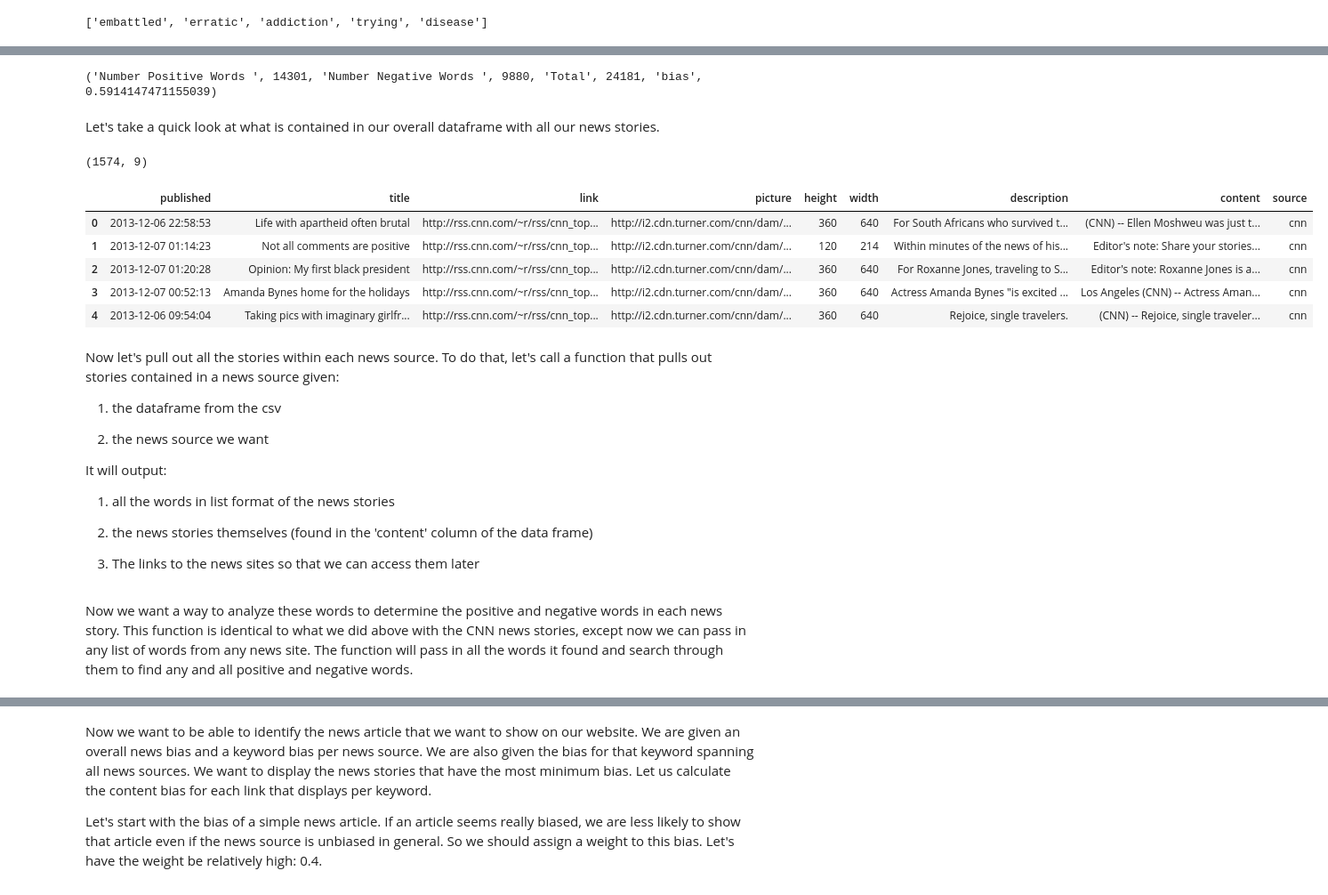
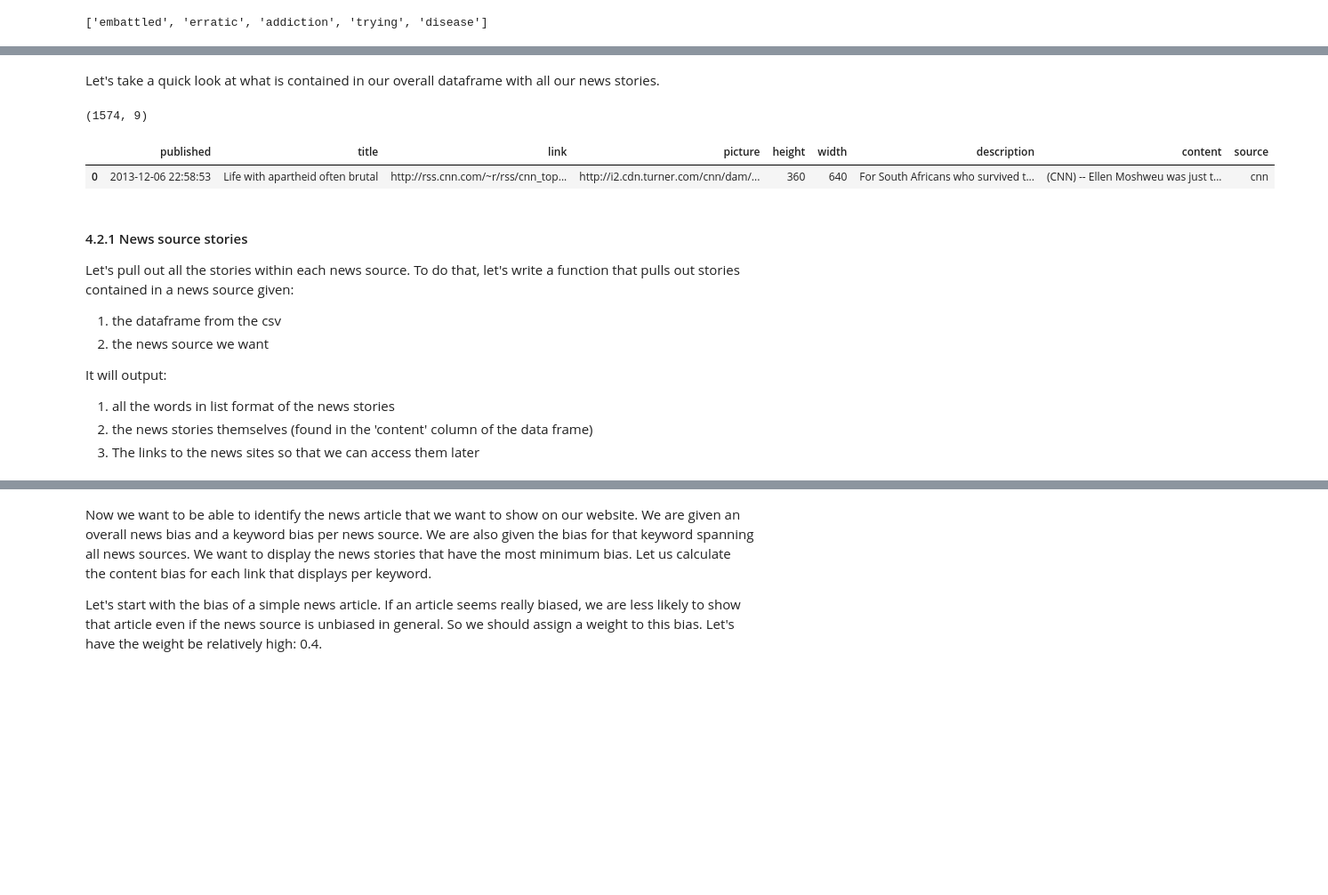
Before and after one commit to trender-io/report, a Jupyter notebook: trender-io.ipynb, the cells around one changed output, grey strips where cells are left out. Shown at 89% size. Drawn from its saved outputs; the diff is of its cells as text; code cells hidden in the pictures; blank space fills up the shorter version.

```diff
--- a/trender-io.ipynb
+++ b/trender-io.ipynb
@@ -1879,45 +1792,26 @@ First, we want to write a simple function that counts the number of positive and
-# %%
-def number_of_pos_neg(df):
-    numPos=0
-    numNeg=0
-    for l in df['pos']:
-        numPos=numPos+len(l)
-    for m in df['neg']:
-        numNeg=numNeg+len(m)
-    pos_bias_percentage = 0 if numPos+numNeg==0 else float(numPos)/float(numPos+numNeg)
-    return 'Number Positive Words ' ,numPos, 'Number Negative Words ' ,numNeg, 'Total', numPos+numNeg,'bias',pos_bias_percentage
-
-print number_of_pos_neg(posneg)
-# %% [output]
-('Number Positive Words ', 14301, 'Number Negative Words ', 9880, 'Total', 24181, 'bias', 0.5914147471155039)
 # %% [markdown]
 Let's take a quick look at what is contained in our overall dataframe with all our news stories.
 # %%
 dfall=pd.read_csv('stories.csv')
 print dfall.shape
-dfall.head()
+dfall.head(1)
 # %% [output]
 (1574, 9)
 |  | published | title | link | picture | height | width | description | content | source |
 | 0 | 2013-12-06 22:58:53 | Life with apartheid often brutal | http://rss.cnn.com/~r/rss/cnn_top... | http://i2.cdn.turner.com/cnn/dam/... | 360 | 640 | For South Africans who survived t... | (CNN) -- Ellen Moshweu was just t... | cnn |
-| 1 | 2013-12-07 01:14:23 | Not all comments are positive | http://rss.cnn.com/~r/rss/cnn_top... | http://i2.cdn.turner.com/cnn/dam/... | 120 | 214 | Within minutes of the news of his... | Editor's note: Share your stories... | cnn |
-| 2 | 2013-12-07 01:20:28 | Opinion: My first black president | http://rss.cnn.com/~r/rss/cnn_top... | http://i2.cdn.turner.com/cnn/dam/... | 360 | 640 | For Roxanne Jones, traveling to S... | Editor's note: Roxanne Jones is a... | cnn |
-| 3 | 2013-12-07 00:52:13 | Amanda Bynes home for the holidays | http://rss.cnn.com/~r/rss/cnn_top... | http://i2.cdn.turner.com/cnn/dam/... | 360 | 640 | Actress Amanda Bynes "is excited ... | Los Angeles (CNN) -- Actress Aman... | cnn |
-| 4 | 2013-12-06 09:54:04 | Taking pics with imaginary girlfr... | http://rss.cnn.com/~r/rss/cnn_top... | http://i2.cdn.turner.com/cnn/dam/... | 360 | 640 | Rejoice, single travelers. | (CNN) -- Rejoice, single traveler... | cnn |
 # %% [markdown]
-Now let's pull out all the stories within each news source. To do that, let's call a function that pulls out stories contained in a news source given:
+#### 4.2.1 News source stories
 
-1) the dataframe from the csv
+Let's pull out all the stories within each news source. To do that, let's write a function that pulls out stories contained in a news source given:
 
-2) the news source we want
+1. the dataframe from the csv
+2. the news source we want
 
 It will output:
 
-1) all the words in list format of the news stories
-
-2) the news stories themselves (found in the 'content' column of the data frame)
-
-3) The links to the news sites so that we can access them later
+1. all the words in list format of the news stories
+2. the news stories themselves (found in the 'content' column of the data frame)
+3. The links to the news sites so that we can access them later
 # %%
 def news_content(dfall, newssource):
     newssource_stories=[]
@@ -1932,5 +1826,3 @@ def news_content(dfall, newssource):
         words = re.findall(r'\b\S+\b', newssource_stories[s])
         allwords.append(words)
     return allwords,newssource_stories,newssource_links
-# %% [markdown]
-Now we want a way to analyze these words to determine the positive and negative words in each news story. This function is identical to what we did above with the CNN news stories, except now we can pass in any list of words from any news site. The function will pass in all the words it found and search through them to find any and all positive and negative words.
```
Also changed, not shown: parts of 70 cells of this notebook.
